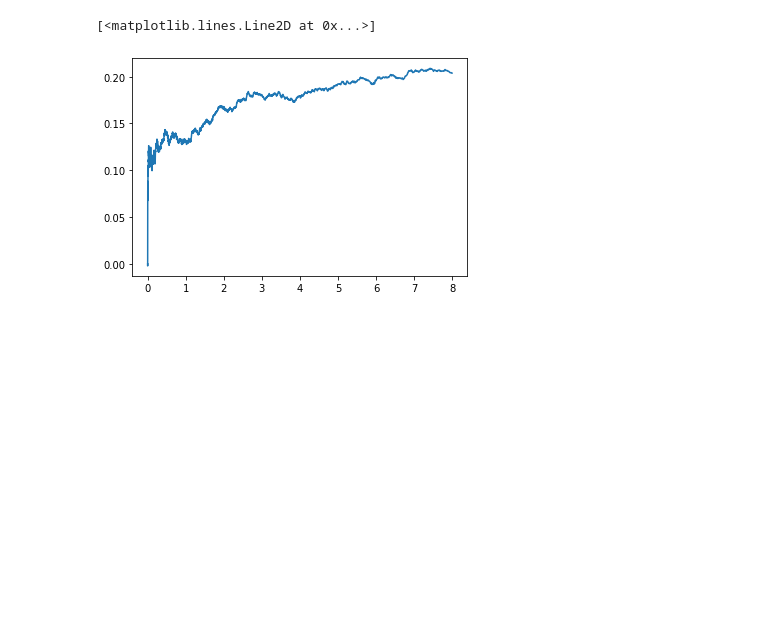
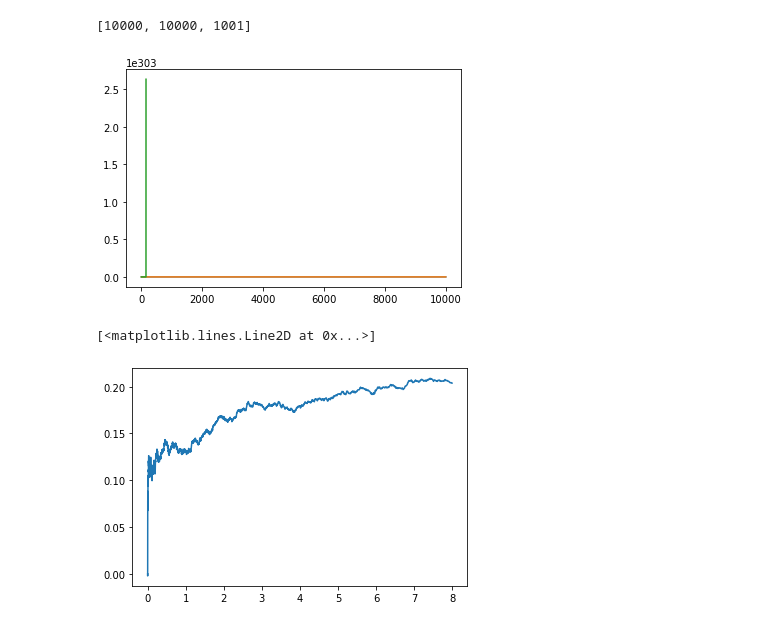
Before and after one commit to matibilkis/cdisc, a Jupyter notebook: analysis/integration_step.ipynb, the cells around one changed output. Drawn from its saved outputs; the diff is of its cells as text; code cells hidden in the pictures; blank space fills up the shorter version.

```diff
--- a/analysis/integration_step.ipynb
+++ b/analysis/integration_step.ipynb
@@ -13,12 +13,20 @@ import matplotlib.pyplot as plt
 # %%
 gammas = np.array(list(range(210,10000,100))).astype(np.float64)
 # %%
-dt = 1e-5
-times = np.arange(0, 8 + dt, dt )
-indis = np.logspace(0,np.log10(len(times)-1), int(1e4)).astype(int)
-timind = [times[k] for k in indis]
+def get_time(total_time=1., dt=1e-5):
 
-def load_gamma(gamma, itraj, what="logliks.npy", flip_params=0, pdt=1):
+    times = np.arange(0, total_time+dt , dt )
+    if len(times)>1e4:
+        indis = np.linspace(0,len(times)-1, int(1e4)).astype(int)
+    else:
+        indis = np.arange(0,len(times))
+    timind = [times[k] for k in indis]
+    return times, timind, indis
+
+times, timind, indis = get_time(1., 1e-5)
+
+
+def load_gamma(gamma, itraj, what="logliks.npy", flip_params=0, pdt=1,total_time=8.):
     h0 = gamma0, omega0, n0, eta0, kappa0 = 100., 0., 1., 1., 9
     h1 = gamma1, omega1, n1, eta1, kappa1 = gamma, 0., 1., 1., 9
     if flip_params != 0:
@@ -26,19 +34,33 @@ def load_gamma(gamma, itraj, what="logliks.npy", flip_params=0, pdt=1):
     else:
         params = [h1,h0]
     exp_path = str(params)+"/"
-    l = load_data(exp_path=exp_path, itraj=itraj, total_time=8., dt=pdt*1e-5, what=what)
+    l = load_data(exp_path=exp_path, itraj=itraj, total_time=total_time, dt=pdt*1e-5, what=what)
     return l
 # %%
-pdts = list(range(1,1000, 50))
+pdts = [1, 10, 100]#, 1000, 10000]
 
 ell = {pdt:[] for pdt in pdts}
 lens = []
 mms = []
+dt = 1e-5
+ts = {}
+total_time=1.
 for pdt in tqdm(pdts):
-    for i in range(1,500):
-        [l0_1,l1_1] = load_gamma(110., i, pdt=pdt).T
+    ddt = dt*pdt
+    ts[pdt] = get_time(total_time, pdt*dt)[0]
+    for i in range(1,2):
+        [l0_1,l1_1] = load_gamma(11000., i, pdt=pdt, total_time=1.).T
         ell[pdt].append(l1_1-l0_1)
     mms.append(np.mean(np.stack(ell[pdt]), axis=0))
+# %%
+[len(mms[k]) for k in range(len(mms))]
+# %% [output]
+[10000, 10000, 1001]
+# %%
+for k, pdt in enumerate(ts.keys()):
+    plt.plot(ts[pdt][:-1],mms[k])
+# %% [output]
+[figure, added]
 # %%
 l1 = []
 l51 = []
```
Also changed, not shown: 2 other files.
